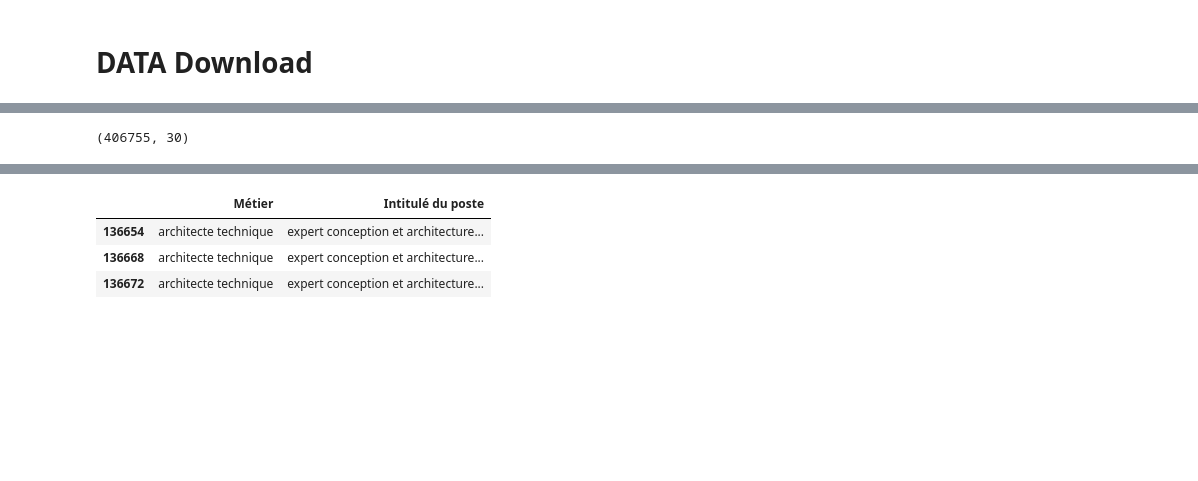
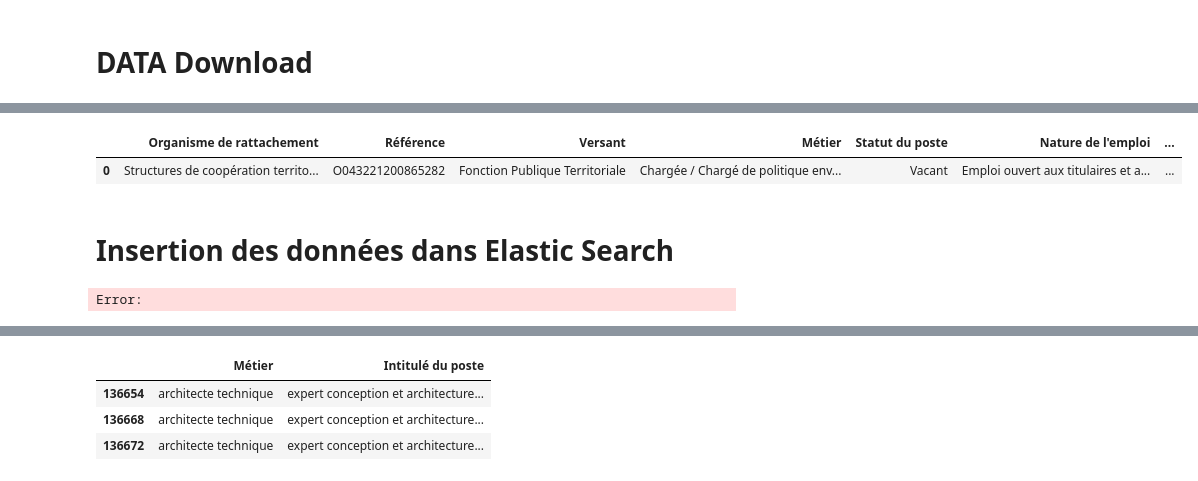
Before and after one commit to johnplt/ted, a Jupyter notebook: notebook/ted.ipynb, the cells around one changed output, grey strips where cells are left out. Saved outputs shown, nothing was run; the diff lists cells and outputs as text; code cells hidden in the pictures; blank space fills up the shorter version.

```diff
--- a/notebook/ted.ipynb
+++ b/notebook/ted.ipynb
@@ -154,6 +117,8 @@ services_list = service_name_clean['service'].tolist()
 # %%
 offres_df = pd.concat([offres_2023_df,offres_2022_df])
+offres_df.head(1)
+# %% [output]
+|  | Organisme de rattachement | Référence | Versant | Métier | Statut du poste | Nature de l'emploi | ... |
+| 0 | Structures de coopération territo... | O043221200865282 | Fonction Publique Territoriale | Chargée / Chargé de politique env... | Vacant | Emploi ouvert aux titulaires et a... | ... |
-# %%
-offres_df.shape
-# %% [output]
-(406755, 30)
+# %% [markdown]
+# Insertion des données dans Elastic Search
@@ -159,0 +129,12 @@ offres_df.shape
+# %%
+actions = [
+    {
+        '_index': 'offres_index',
+        '_type': 'offres_type',
+        '_id': i,
+        '_source': doc
+    }
+    for i, doc in enumerate(data)
+]
+# %% [output]
+Error:
```
Also changed, not shown: parts of 13 cells of this notebook, 1 other file.
